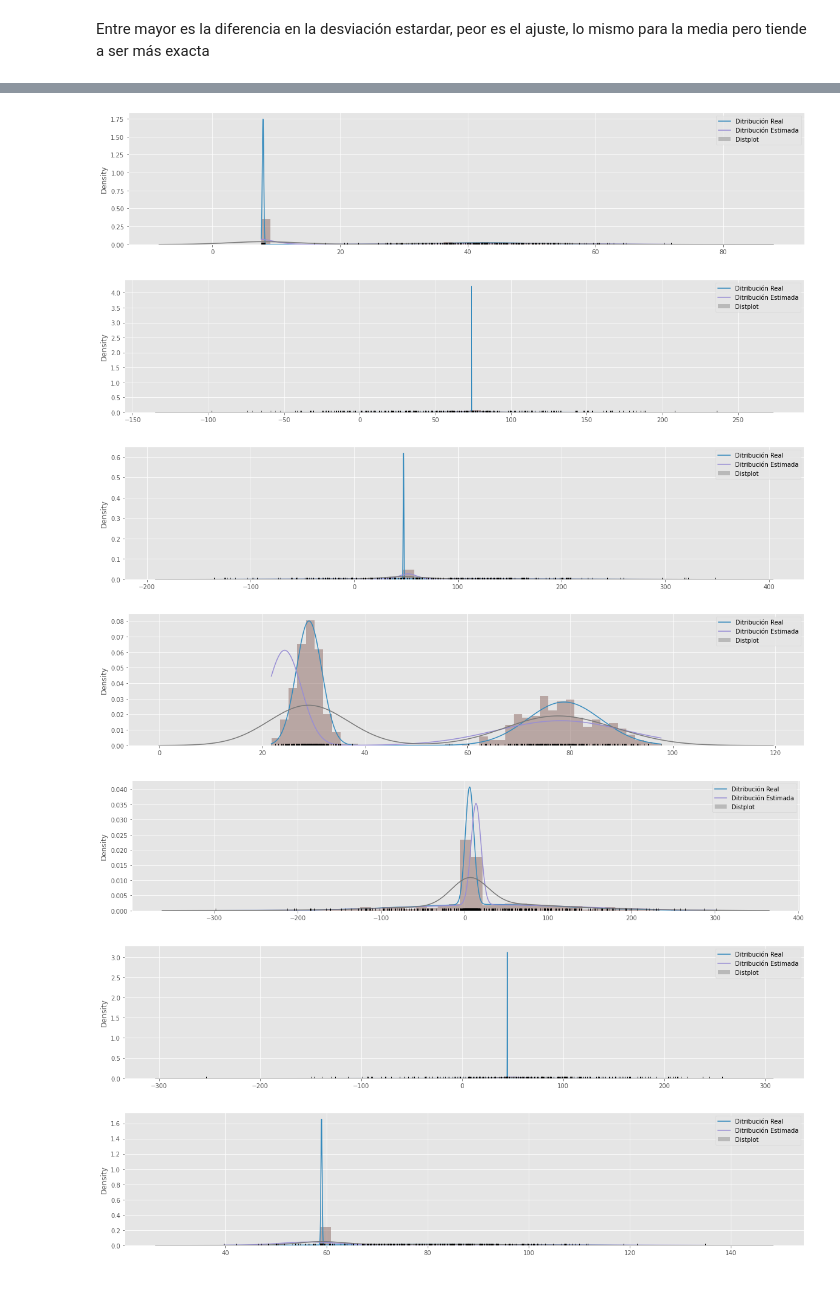
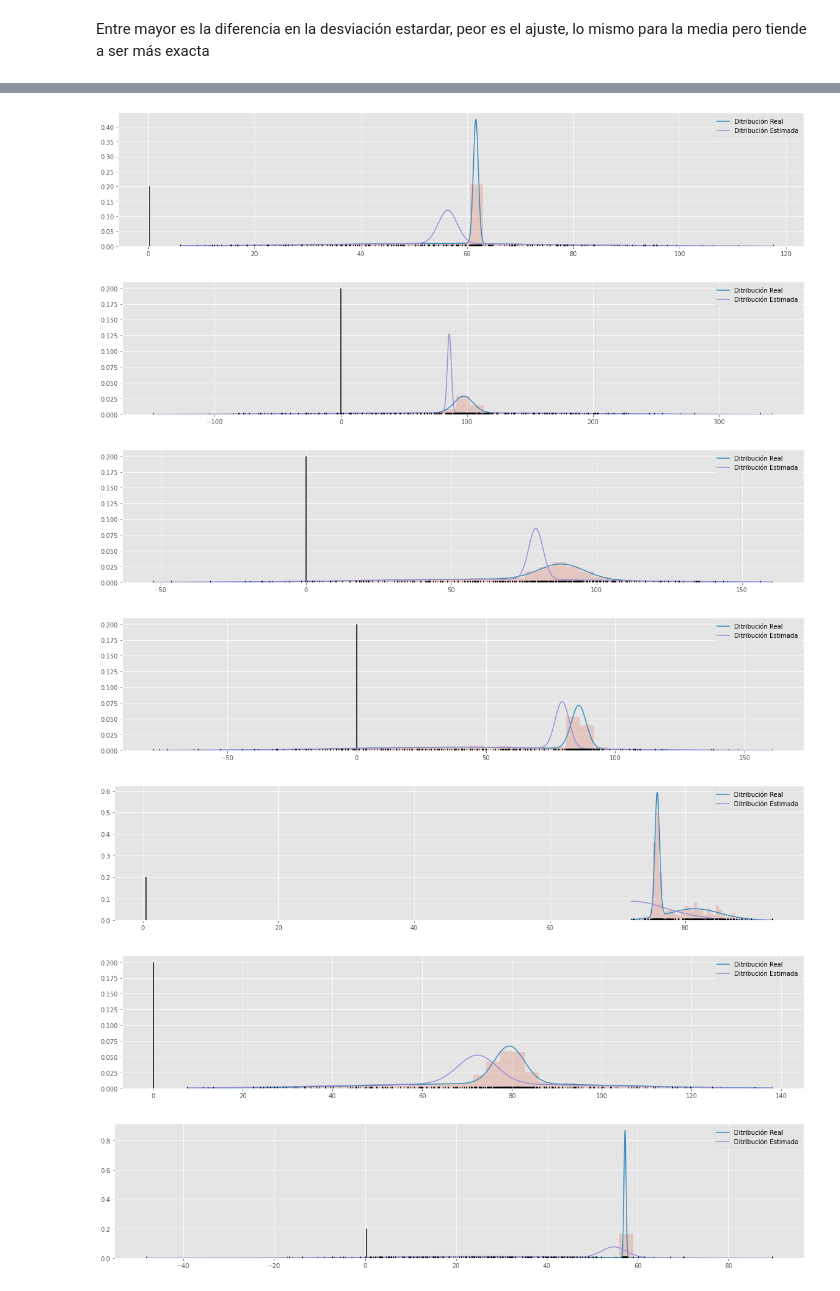
Before and after one commit to jcval94/Generic_Function, a Jupyter notebook: Distribuciones_(2).ipynb, the cells around one changed output, grey strips where cells are left out. Saved outputs shown, nothing was run; the diff lists cells and outputs as text; code cells hidden in the pictures.

```diff
--- a/Distribuciones_(2).ipynb
+++ b/Distribuciones_(2).ipynb
@@ -420,4 +511,26 @@ for valor in muestras:
+# %%
+path = '/content/drive/MyDrive/Colab Notebooks/Colab nupis/'
+
+with open(path+'resultados.npy', 'wb') as f:
+    np.save(f, resultados)
+with open(path+'evidenciaB.npy', 'wb') as f:
+    np.save(f, evidencia_BIM)
+with open(path+'evidenciaU.npy', 'wb') as f:
+    np.save(f, evidencia_UNM)
+
+
+
+
+with open(path+'resultados.npy', 'rb') as f:
+    a = np.load(f, allow_pickle=True)
+with open(path+'evidencia.npy', 'rb') as f:
+    b = np.load(f, allow_pickle=True)
+with open(path+'evidencia.npy', 'rb') as f:
+    b = np.load(f, allow_pickle=True)
 # %%
+resultados = a
+evidencia = b
+
 resultados_ = [[m1, s1, m2, s2] for m1, s1, m2, s2, difer in resultados]
 
 X = evidencia.copy()
@@ -539,8 +696,8 @@ outp2_ = np.asarray(y_test)
 tuner_ = RandomSearch(
     get_model_,
     objective=Objective(name='mae', direction='min'),
-    max_trials=15,  # how many model variations to test?
-    executions_per_trial=4,  # how many trials per variation? (same model could perform differently)
+    max_trials=20,  # how many model variations to test?
+    executions_per_trial=5,  # how many trials per variation? (same model could perform differently)
     directory = f"{int(time.time())}")
 
 tuner_.search(x=[inp0, inp1, inp2, inp3, inp4],
@@ -953,7 +1110,7 @@ plt.show()
 # %% [markdown]
 Entre mayor es la diferencia en la desviación estardar, peor es el ajuste, lo mismo para la media pero tiende a ser más exacta
 # %%
-bottom_10 = Resultados.sort_values('KS').head(10)
-top_10 = Resultados.sort_values('KS', ascending=False).head(10)
+bottom_10 = Resultados.sort_values('KS').head(20)
+top_10 = Resultados.sort_values('KS', ascending=False).head(20)
 # %%
 # parms_originales
@@ -974,6 +1126,12 @@ sns.distplot(samples[i])
 ## Plot bottom 10
 min_max_samples = [(min(x[0]), max(x[0])) for x, y in zip(X_test, range(len(X_test))) if y in bottom_10.index.tolist()]
 samples = [x[0] for x, y in zip(X_test, range(len(X_test))) if y in bottom_10.index.tolist()]
+
+plx = [x[1] for x, y in zip(X_test, range(len(X_test))) if y in bottom_10.index.tolist()]
+ply = [x[2] for x, y in zip(X_test, range(len(X_test))) if y in bottom_10.index.tolist()]
+smootth = [x[3] for x, y in zip(X_test, range(len(X_test))) if y in bottom_10.index.tolist()]
+
+estadis = [x[4] for x, y in zip(X_test, range(len(X_test))) if y in bottom_10.index.tolist()]
 
 def mix_pdf(x, loc, scale, weights):
     d = np.zeros_like(x)
@@ -995,10 +1153,14 @@ for i in range(len(bottom_10)):
   plt.hist(samples[i], bins=45, density=True, alpha=0.2)
   ### Original
   plt.plot(grid, mix_pdf(grid, mu, sigma, pi), label='Ditribución Real')
-  ###
+  ### Estimado
   plt.plot(grid, mix_pdf(grid, mu_, sigma_, pi), label='Ditribución Estimada')
-  sns.distplot(samples[i], label='Distplot', kde=True, bins = 45)
+  # sns.distplot(samples[i], label='Distplot', kde=True, bins = 45)
 
+  # px = plx[i].tolist()+[0]
+  # plt.plot(ply[i], [x/sum(px) for x in px], label='Ruido')
+  # plt.plot(ply[i], smootth[i]/sum(smootth[i]), label='Smooth')
+  plt.vlines(estadis[i][5], 0, .2)
   plt.plot(samples[i], [0.0001]*len(samples[i]), '|', color='k')
   plt.legend(loc='upper right')
   plt.show()
@@ -1008,7 +1170,7 @@ for i in range(len(bottom_10)):
-[figure, old version]
+[figure, new version]
-[figure, old version]
+[figure, new version]
-[figure, old version]
+[figure, new version]
-[figure, old version]
+[figure, new version]
-[figure, old version]
+[figure, new version]
-[figure, old version]
+[figure, new version]
-[figure, old version]
+[figure, new version]
```
Also changed, not shown: parts of 21 cells of this notebook.
